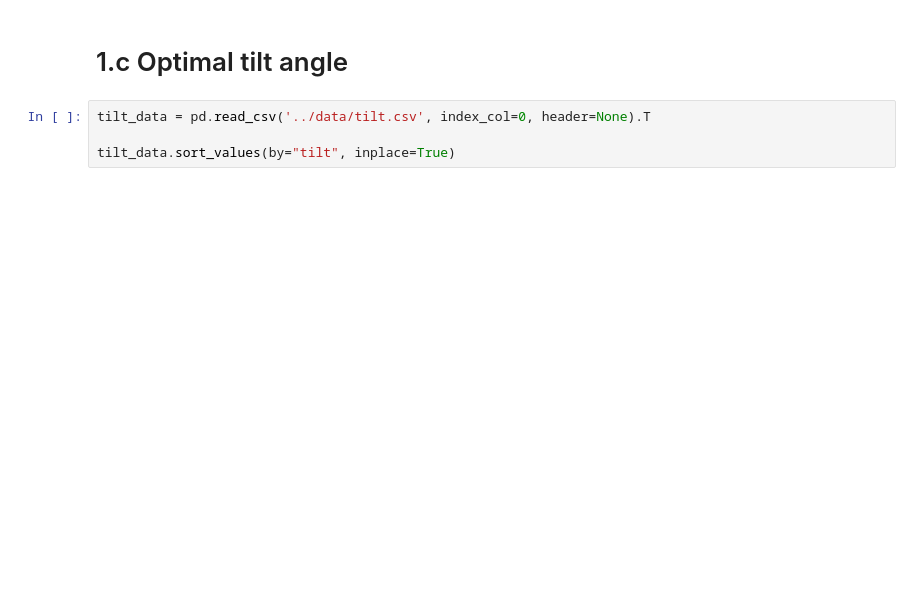
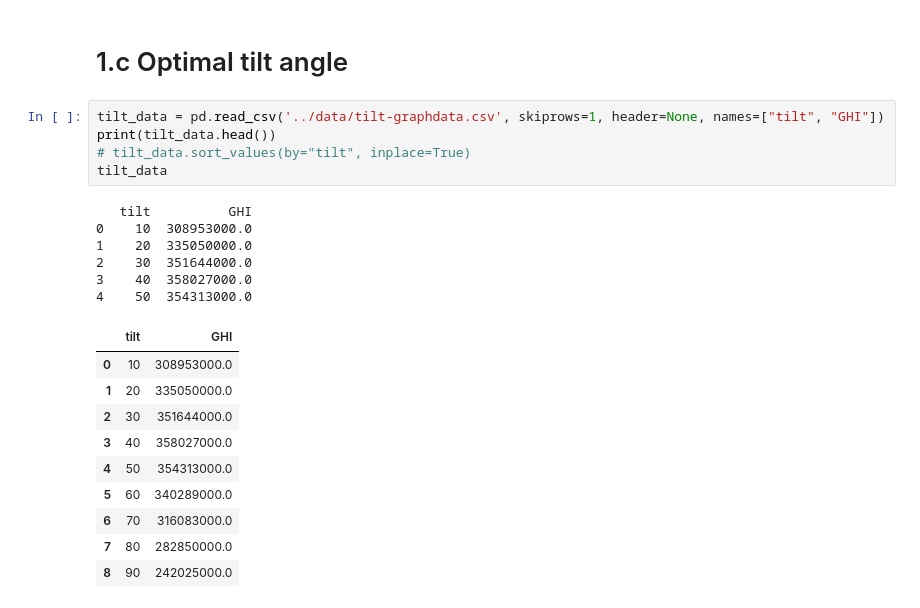
Before and after one commit to BastianValhoj/pv3, a Jupyter notebook: notebooks/bastian_part1.ipynb, the cells around one changed output. Drawn from its saved outputs; the diff is of its cells as text; blank space fills up the shorter version.

```diff
--- a/notebooks/bastian_part1.ipynb
+++ b/notebooks/bastian_part1.ipynb
@@ -93,8 +103,26 @@ ax.set_xticklabels(xtick_label);
 # %% [markdown]
 # 1.c Optimal tilt angle
 # %%
-tilt_data = pd.read_csv('../data/tilt.csv', index_col=0, header=None).T
-
-tilt_data.sort_values(by="tilt", inplace=True)
+tilt_data = pd.read_csv('../data/tilt-graphdata.csv', skiprows=1, header=None, names=["tilt", "GHI"])
+print(tilt_data.head())
+# tilt_data.sort_values(by="tilt", inplace=True)
+tilt_data
+# %% [output]
+   tilt          GHI
+0    10  308953000.0
+1    20  335050000.0
+2    30  351644000.0
+3    40  358027000.0
+4    50  354313000.0
+|  | tilt | GHI |
+| 0 | 10 | 308953000.0 |
+| 1 | 20 | 335050000.0 |
+| 2 | 30 | 351644000.0 |
+| 3 | 40 | 358027000.0 |
+| 4 | 50 | 354313000.0 |
+| 5 | 60 | 340289000.0 |
+| 6 | 70 | 316083000.0 |
+| 7 | 80 | 282850000.0 |
+| 8 | 90 | 242025000.0 |
 # %%
 fig, ax = plt.subplots()
```
Also changed, not shown: parts of 5 cells of this notebook, 4 other files.
